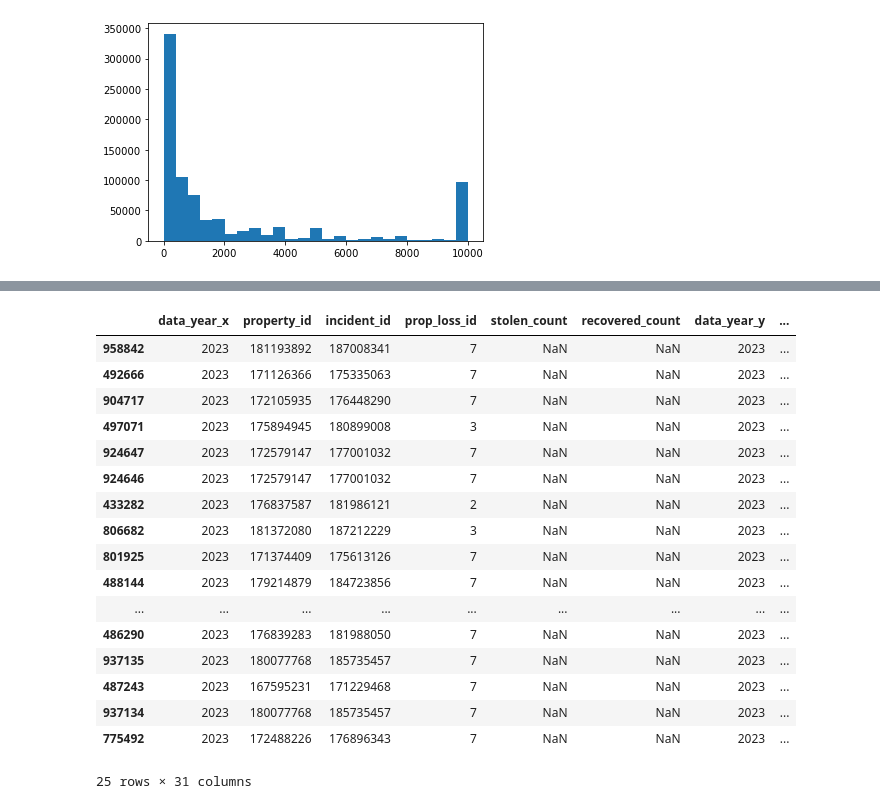
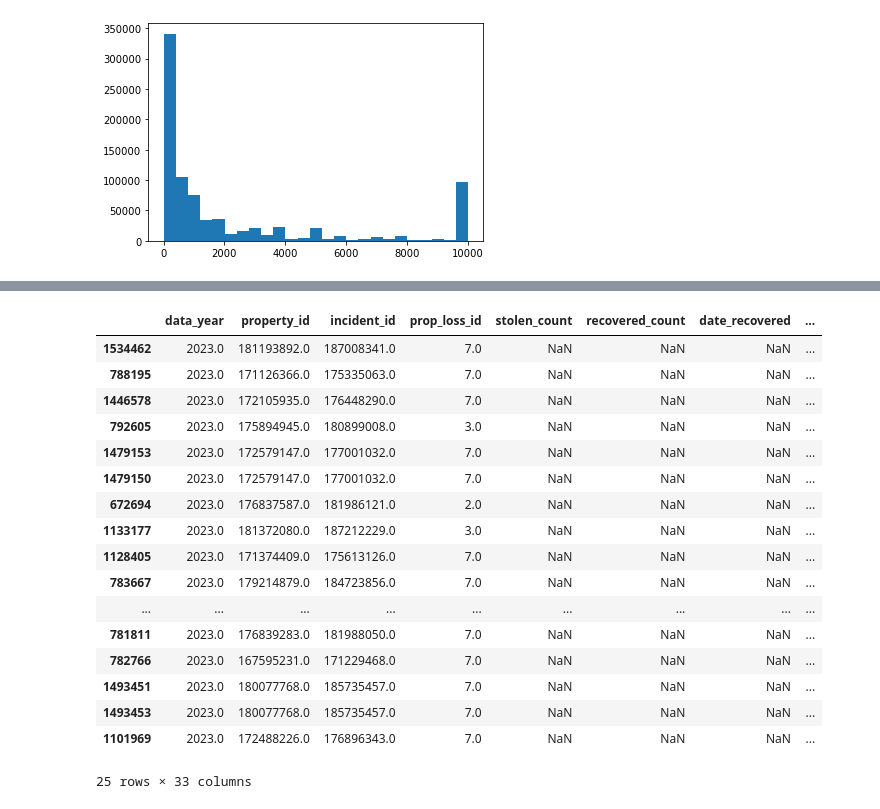
Before and after one commit to JLeevi/crimes, a Jupyter notebook: main.ipynb, the cells around one changed output, grey strips where cells are left out. Saved outputs shown, nothing was run; the diff lists cells and outputs as text; code cells hidden in the pictures.

Commit message:
add criminal act information

```diff
--- a/main.ipynb
+++ b/main.ipynb
@@ -2,6 +2,7 @@
 import pandas as pd
 import matplotlib.pyplot as plt
 
+from file_readers.CriminalActFileReader import CriminalActFileReader
 from file_readers.LocationFileReader import LocationFileReader
 from file_readers.PropertyFileReader import PropertyFileReader
 from file_readers.OffenseFileReader import OffenseFileReader
@@ -11,6 +12,7 @@ property_file_reader = PropertyFileReader()
 offense_file_reader = OffenseFileReader()
 incident_file_reader = IncidentFileReader()
 location_file_reader = LocationFileReader()
+criminal_act_file_reader = CriminalActFileReader()
 # %%
 incident = incident_file_reader.get_incident_df()
 incident.head()
@@ -65,28 +67,29 @@ Explosives 694
 Weapons-Other 680
 Drug Equipment 143
 # %%
-# 25 MOST COSTLY INCIDENTS, WITH OFFENSE AND LOCATION DESCRIPTIONS
+# 25 MOST COSTLY INCIDENTS
 dataframe = property_file_reader.get_property_df()
 dataframe = offense_file_reader.merge_offense_to_df(dataframe)
 dataframe = location_file_reader.merge_location_to_df(dataframe)
+dataframe = criminal_act_file_reader.merge_criminal_act_to_df(dataframe)
 dataframe = dataframe.sort_values(by="property_value", ascending=False)
 dataframe.head(n=25)
 # %% [output]
-|  | data_year_x | property_id | incident_id | prop_loss_id | stolen_count | recovered_count | data_year_y | ... |
-| 958842 | 2023 | 181193892 | 187008341 | 7 | NaN | NaN | 2023 | ... |
-| 492666 | 2023 | 171126366 | 175335063 | 7 | NaN | NaN | 2023 | ... |
-| 904717 | 2023 | 172105935 | 176448290 | 7 | NaN | NaN | 2023 | ... |
-| 497071 | 2023 | 175894945 | 180899008 | 3 | NaN | NaN | 2023 | ... |
-| 924647 | 2023 | 172579147 | 177001032 | 7 | NaN | NaN | 2023 | ... |
-| 924646 | 2023 | 172579147 | 177001032 | 7 | NaN | NaN | 2023 | ... |
-| 433282 | 2023 | 176837587 | 181986121 | 2 | NaN | NaN | 2023 | ... |
-| 806682 | 2023 | 181372080 | 187212229 | 3 | NaN | NaN | 2023 | ... |
-| 801925 | 2023 | 171374409 | 175613126 | 7 | NaN | NaN | 2023 | ... |
-| 488144 | 2023 | 179214879 | 184723856 | 7 | NaN | NaN | 2023 | ... |
+|  | data_year | property_id | incident_id | prop_loss_id | stolen_count | recovered_count | date_recovered | ... |
+| 1534462 | 2023.0 | 181193892.0 | 187008341.0 | 7.0 | NaN | NaN | NaN | ... |
+| 788195 | 2023.0 | 171126366.0 | 175335063.0 | 7.0 | NaN | NaN | NaN | ... |
+| 1446578 | 2023.0 | 172105935.0 | 176448290.0 | 7.0 | NaN | NaN | NaN | ... |
+| 792605 | 2023.0 | 175894945.0 | 180899008.0 | 3.0 | NaN | NaN | NaN | ... |
+| 1479153 | 2023.0 | 172579147.0 | 177001032.0 | 7.0 | NaN | NaN | NaN | ... |
+| 1479150 | 2023.0 | 172579147.0 | 177001032.0 | 7.0 | NaN | NaN | NaN | ... |
+| 672694 | 2023.0 | 176837587.0 | 181986121.0 | 2.0 | NaN | NaN | NaN | ... |
+| 1133177 | 2023.0 | 181372080.0 | 187212229.0 | 3.0 | NaN | NaN | NaN | ... |
+| 1128405 | 2023.0 | 171374409.0 | 175613126.0 | 7.0 | NaN | NaN | NaN | ... |
+| 783667 | 2023.0 | 179214879.0 | 184723856.0 | 7.0 | NaN | NaN | NaN | ... |
 | ... | ... | ... | ... | ... | ... | ... | ... | ... |
-| 486290 | 2023 | 176839283 | 181988050 | 7 | NaN | NaN | 2023 | ... |
-| 937135 | 2023 | 180077768 | 185735457 | 7 | NaN | NaN | 2023 | ... |
-| 487243 | 2023 | 167595231 | 171229468 | 7 | NaN | NaN | 2023 | ... |
-| 937134 | 2023 | 180077768 | 185735457 | 7 | NaN | NaN | 2023 | ... |
-| 775492 | 2023 | 172488226 | 176896343 | 7 | NaN | NaN | 2023 | ... |
+| 781811 | 2023.0 | 176839283.0 | 181988050.0 | 7.0 | NaN | NaN | NaN | ... |
+| 782766 | 2023.0 | 167595231.0 | 171229468.0 | 7.0 | NaN | NaN | NaN | ... |
+| 1493451 | 2023.0 | 180077768.0 | 185735457.0 | 7.0 | NaN | NaN | NaN | ... |
+| 1493453 | 2023.0 | 180077768.0 | 185735457.0 | 7.0 | NaN | NaN | NaN | ... |
+| 1101969 | 2023.0 | 172488226.0 | 176896343.0 | 7.0 | NaN | NaN | NaN | ... |
-25 rows × 31 columns
+25 rows × 33 columns
```
Also changed, not shown: parts of 1 cell of this notebook, 1 other file.
